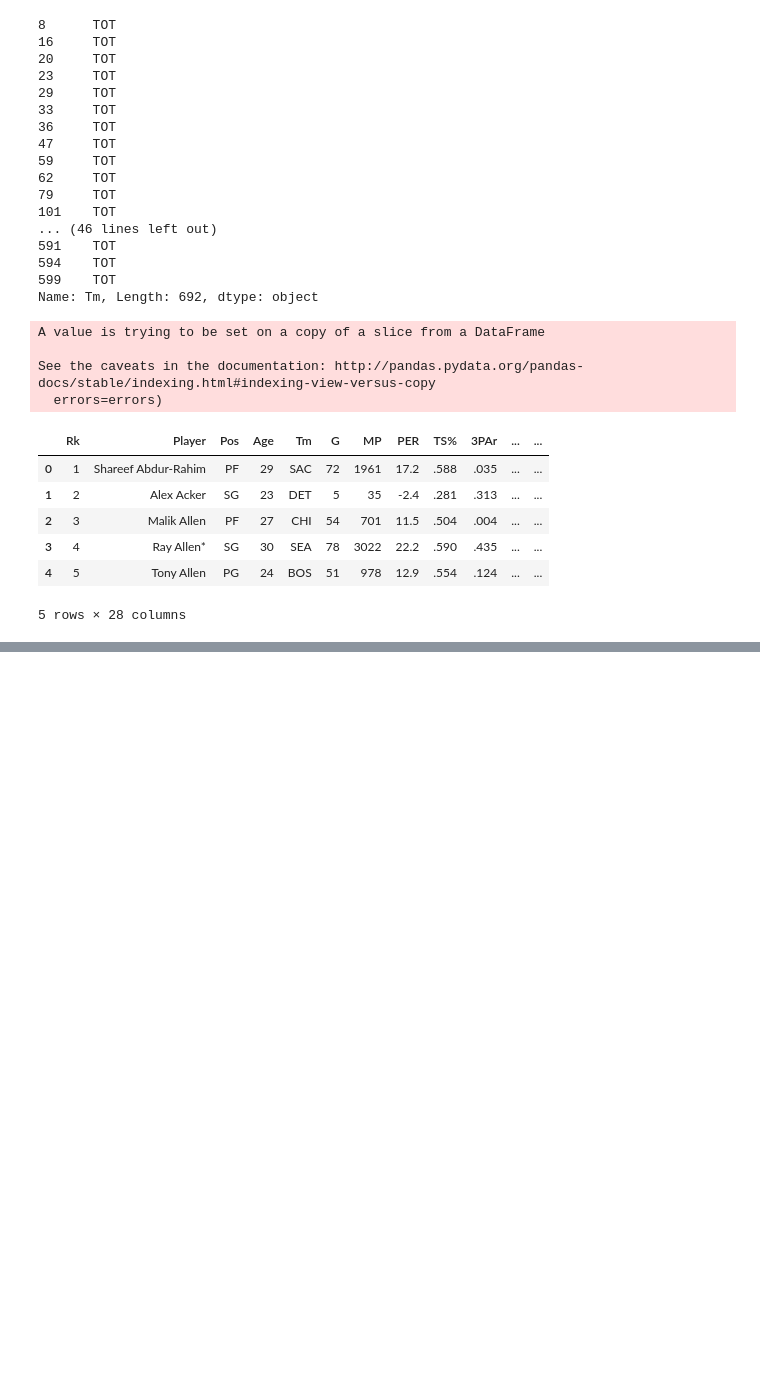
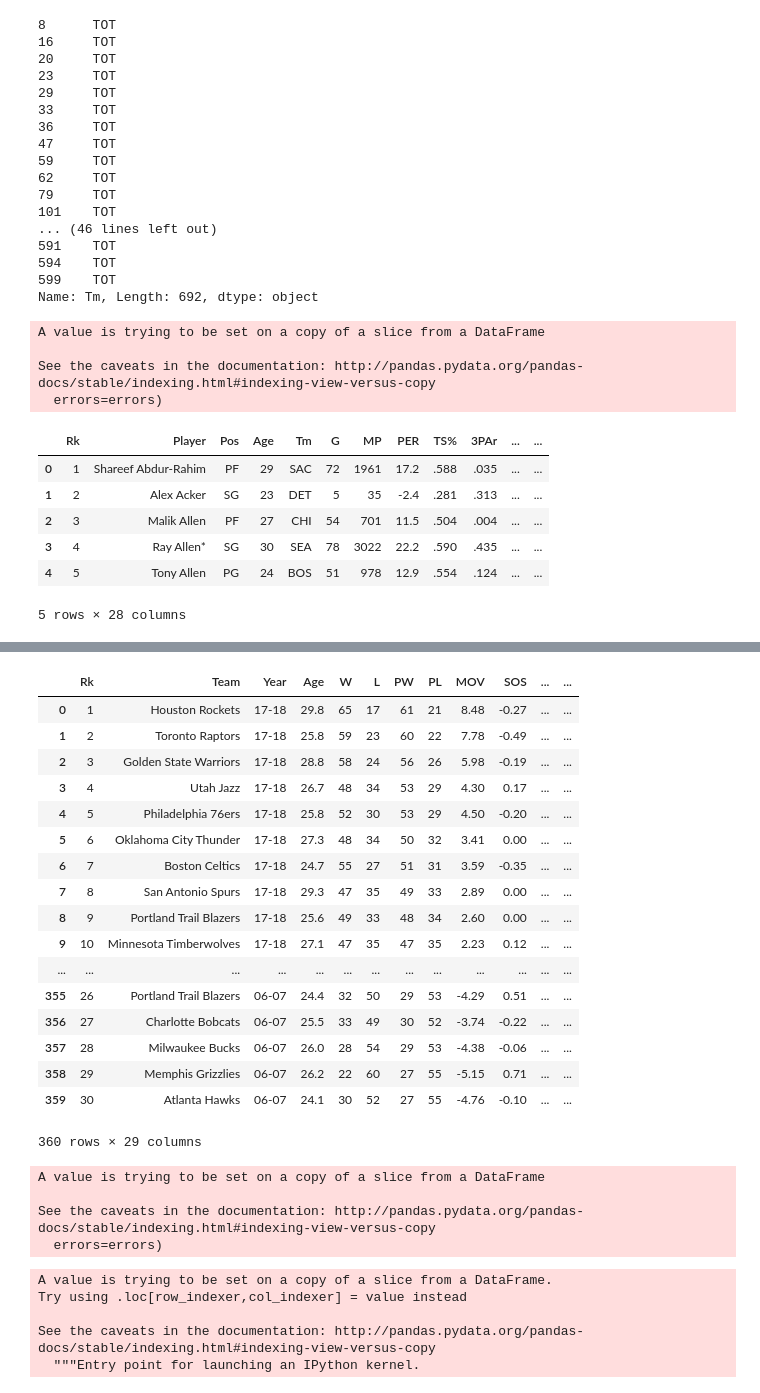
Before and after one commit to dmacUT/nba-final4-projections, a Jupyter notebook: NBAplayerdata.ipynb, the cells around one changed output, grey strips where cells are left out. Saved outputs shown, nothing was run; the diff lists cells and outputs as text; code cells hidden in the pictures; blank space fills up the shorter version.

```diff
--- a/NBAplayerdata.ipynb
+++ b/NBAplayerdata.ipynb
@@ -134,0 +175,40 @@ allplayers.head()
+# %%
+advdf = pd.read_csv('data/TEAMstats - AdvancedTeam.csv')
+# %%
+advdf = update_team_name(advdf, 'Team', 'Year')
+# %%
+advdf
+# %% [output]
+|  | Rk | Team | Year | Age | W | L | PW | PL | MOV | SOS | ... | ... |
+| 0 | 1 | Houston Rockets | 17-18 | 29.8 | 65 | 17 | 61 | 21 | 8.48 | -0.27 | ... | ... |
+| 1 | 2 | Toronto Raptors | 17-18 | 25.8 | 59 | 23 | 60 | 22 | 7.78 | -0.49 | ... | ... |
+| 2 | 3 | Golden State Warriors | 17-18 | 28.8 | 58 | 24 | 56 | 26 | 5.98 | -0.19 | ... | ... |
+| 3 | 4 | Utah Jazz | 17-18 | 26.7 | 48 | 34 | 53 | 29 | 4.30 | 0.17 | ... | ... |
+| 4 | 5 | Philadelphia 76ers | 17-18 | 25.8 | 52 | 30 | 53 | 29 | 4.50 | -0.20 | ... | ... |
+| 5 | 6 | Oklahoma City Thunder | 17-18 | 27.3 | 48 | 34 | 50 | 32 | 3.41 | 0.00 | ... | ... |
+| 6 | 7 | Boston Celtics | 17-18 | 24.7 | 55 | 27 | 51 | 31 | 3.59 | -0.35 | ... | ... |
+| 7 | 8 | San Antonio Spurs | 17-18 | 29.3 | 47 | 35 | 49 | 33 | 2.89 | 0.00 | ... | ... |
+| 8 | 9 | Portland Trail Blazers | 17-18 | 25.6 | 49 | 33 | 48 | 34 | 2.60 | 0.00 | ... | ... |
+| 9 | 10 | Minnesota Timberwolves | 17-18 | 27.1 | 47 | 35 | 47 | 35 | 2.23 | 0.12 | ... | ... |
+| ... | ... | ... | ... | ... | ... | ... | ... | ... | ... | ... | ... | ... |
+| 355 | 26 | Portland Trail Blazers | 06-07 | 24.4 | 32 | 50 | 29 | 53 | -4.29 | 0.51 | ... | ... |
+| 356 | 27 | Charlotte Bobcats | 06-07 | 25.5 | 33 | 49 | 30 | 52 | -3.74 | -0.22 | ... | ... |
+| 357 | 28 | Milwaukee Bucks | 06-07 | 26.0 | 28 | 54 | 29 | 53 | -4.38 | -0.06 | ... | ... |
+| 358 | 29 | Memphis Grizzlies | 06-07 | 26.2 | 22 | 60 | 27 | 55 | -5.15 | 0.71 | ... | ... |
+| 359 | 30 | Atlanta Hawks | 06-07 | 24.1 | 30 | 52 | 27 | 55 | -4.76 | -0.10 | ... | ... |
+360 rows × 29 columns
+# %%
+allplayers.drop('t_yr', axis=1, inplace=True)
+# %% [output]
+A value is trying to be set on a copy of a slice from a DataFrame
+
+See the caveats in the documentation: http://pandas.pydata.org/pandas-docs/stable/indexing.html#indexing-view-versus-copy
+  errors=errors)
+# %%
+allplayers['t_yr'] = allplayers.Tm + ' ' + allplayers.YR
+# %% [output]
+A value is trying to be set on a copy of a slice from a DataFrame.
+Try using .loc[row_indexer,col_indexer] = value instead
+
+See the caveats in the documentation: http://pandas.pydata.org/pandas-docs/stable/indexing.html#indexing-view-versus-copy
+  """Entry point for launching an IPython kernel.
```
Also changed, not shown: parts of 12 cells of this notebook.
